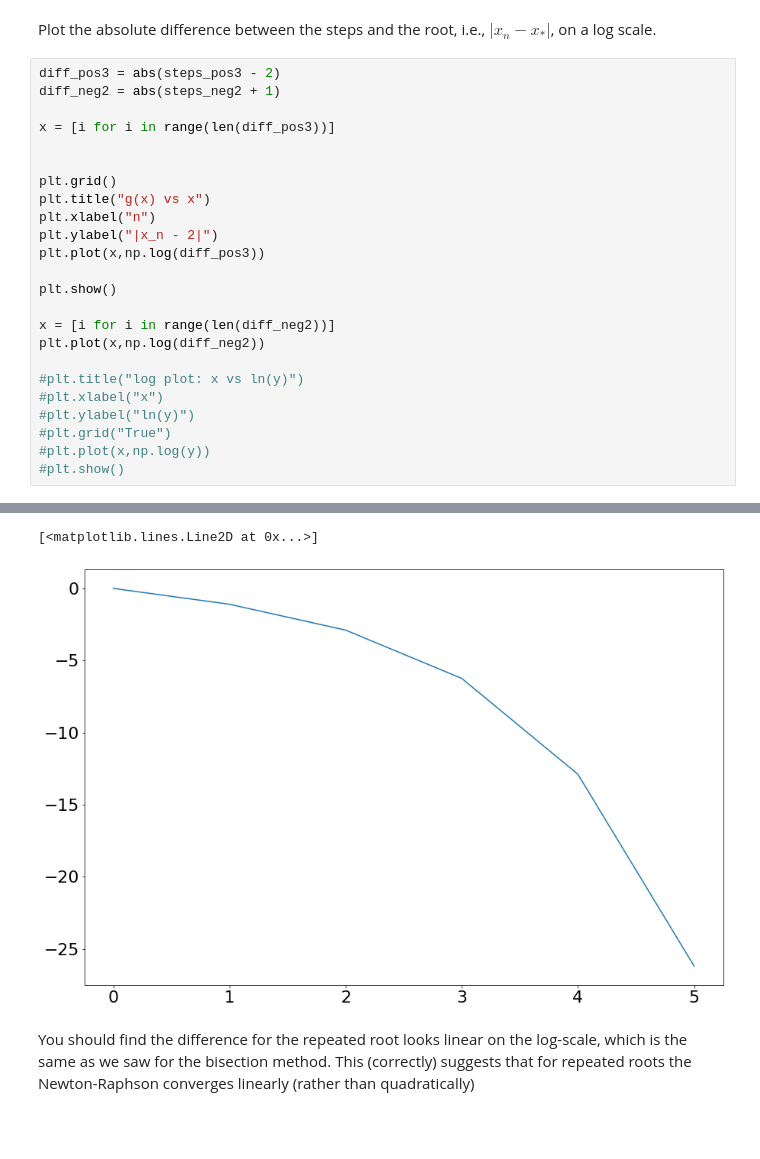
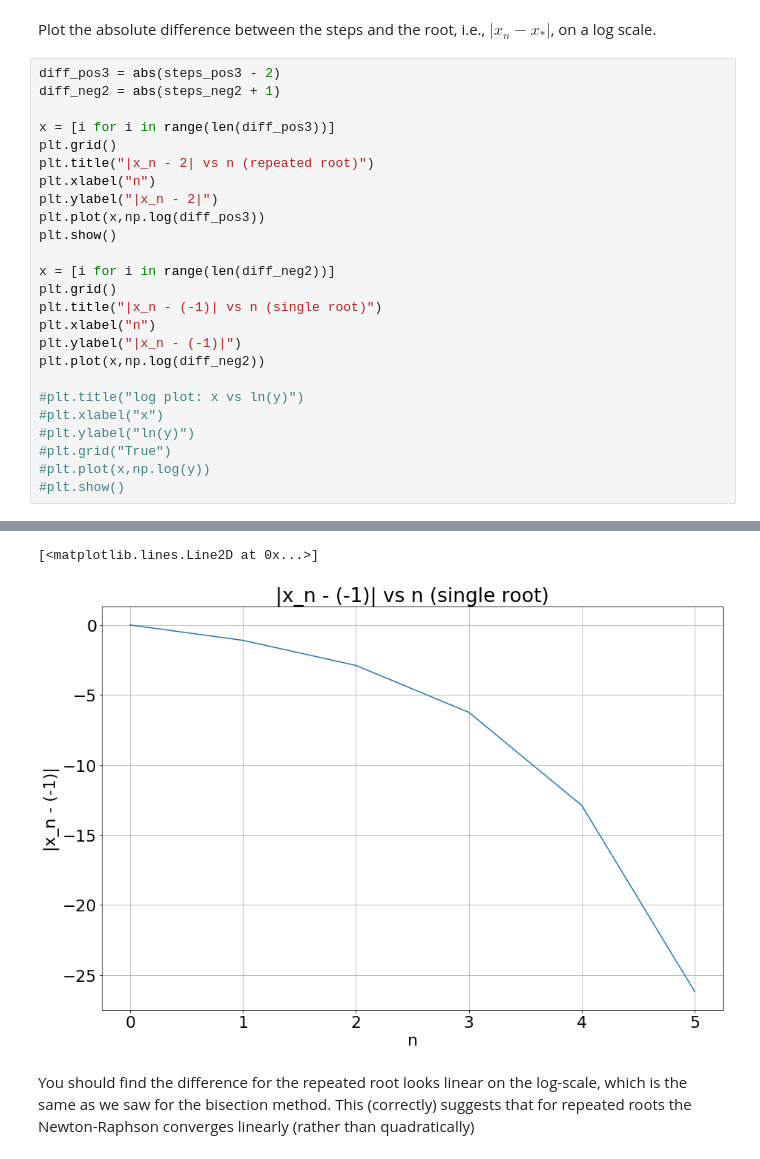
Before and after one commit to Padraig-Ryan/ACM20030-Assignments, a Jupyter notebook: Assignment-2.ipynb, the cells around one changed output, grey strips where cells are left out. Drawn from its saved outputs; the diff is of its cells as text; blank space fills up the shorter version.

```diff
--- a/Assignment-2.ipynb
+++ b/Assignment-2.ipynb
@@ -347,17 +339,18 @@ diff_pos3 = abs(steps_pos3 - 2)
 diff_neg2 = abs(steps_neg2 + 1)
 
 x = [i for i in range(len(diff_pos3))]
-
-
 plt.grid()
-plt.title("g(x) vs x")
+plt.title("|x_n - 2| vs n (repeated root)")
 plt.xlabel("n")
 plt.ylabel("|x_n - 2|")
 plt.plot(x,np.log(diff_pos3))
-
 plt.show()
 
 x = [i for i in range(len(diff_neg2))]
+plt.grid()
+plt.title("|x_n - (-1)| vs n (single root)")
+plt.xlabel("n")
+plt.ylabel("|x_n - (-1)|")
 plt.plot(x,np.log(diff_neg2))
 
 #plt.title("log plot: x vs ln(y)")
@@ -371,5 +364,5 @@ plt.plot(x,np.log(diff_neg2))
 [<matplotlib.lines.Line2D at 0x...>]
-[figure, old version]
+[figure, new version]
 # %% [markdown]
 You should find the difference for the repeated root looks linear on the log-scale, which is the same as we saw for the bisection method. This (correctly) suggests that for repeated roots the Newton-Raphson converges linearly (rather than quadratically)
 # %% [markdown]
```
Also changed, not shown: parts of 7 cells of this notebook.
